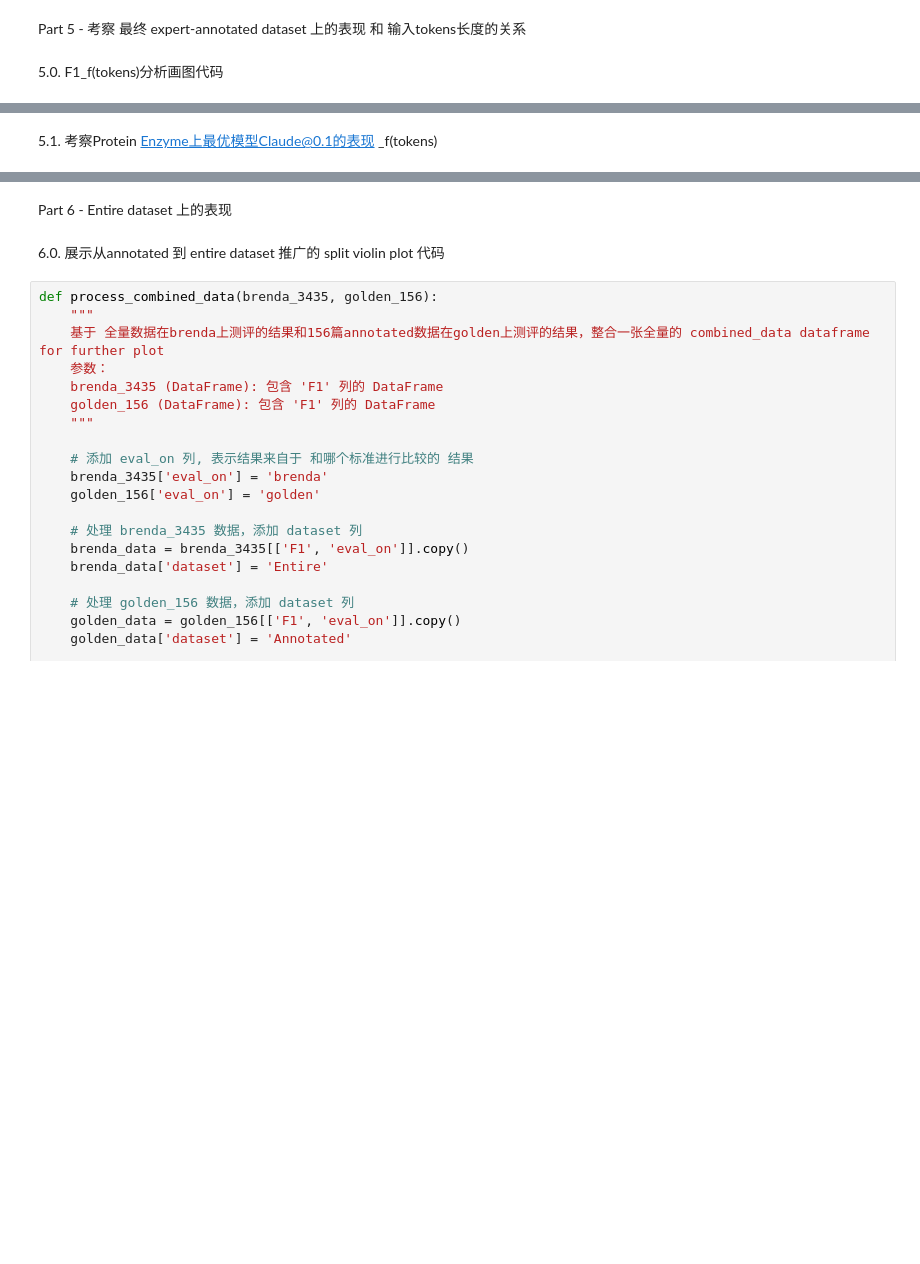
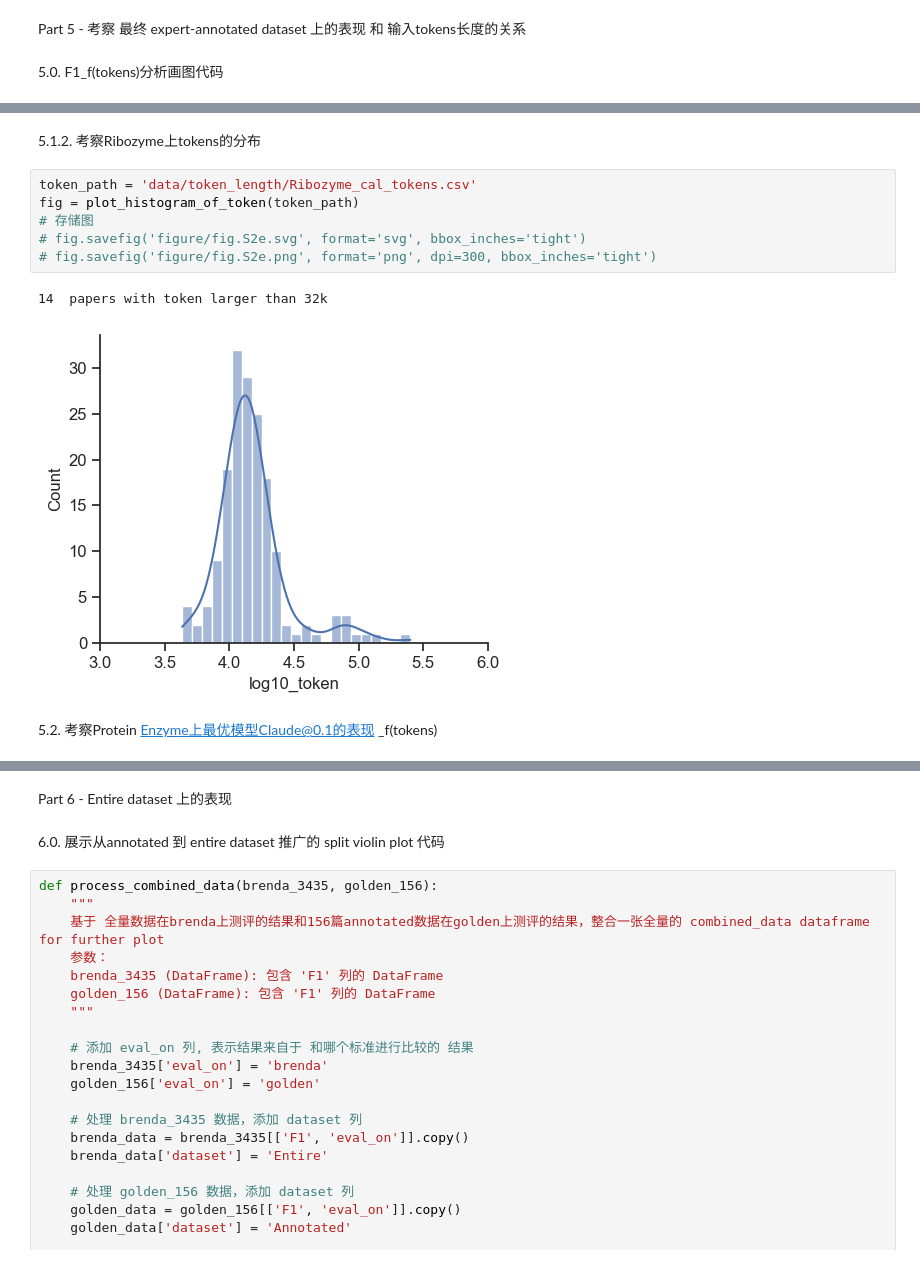
Before and after one commit to JackKuo666/LLM-BioDataExtractor, a Jupyter notebook: analyze_code/analyzing.ipynb, the cells around one changed output, grey strips where cells are left out. Drawn from its saved outputs; the diff is of its cells as text; blank space fills up the shorter version.

```diff
--- a/analyze_code/analyzing.ipynb
+++ b/analyze_code/analyzing.ipynb
@@ -703,3 +958,14 @@ def plot_regression_f1_golden_tokens(df):
+# %% [markdown]
+5.1.2.  考察Ribozyme上tokens的分布
+# %%
+token_path = 'data/token_length/Ribozyme_cal_tokens.csv'
+fig = plot_histogram_of_token(token_path)
+# 存储图
+# fig.savefig('figure/fig.S2e.svg', format='svg', bbox_inches='tight')
+# fig.savefig('figure/fig.S2e.png', format='png', dpi=300, bbox_inches='tight')
+# %% [output]
+14  papers with token larger than 32k
+[figure, added]
 # %% [markdown]
-5.1. 考察Protein Enzyme上最优模型Claude@0.1的表现 _f(tokens)
+5.2. 考察Protein Enzyme上最优模型Claude@0.1的表现 _f(tokens)
 # %%
```
Also changed, not shown: parts of 44 cells of this notebook.
